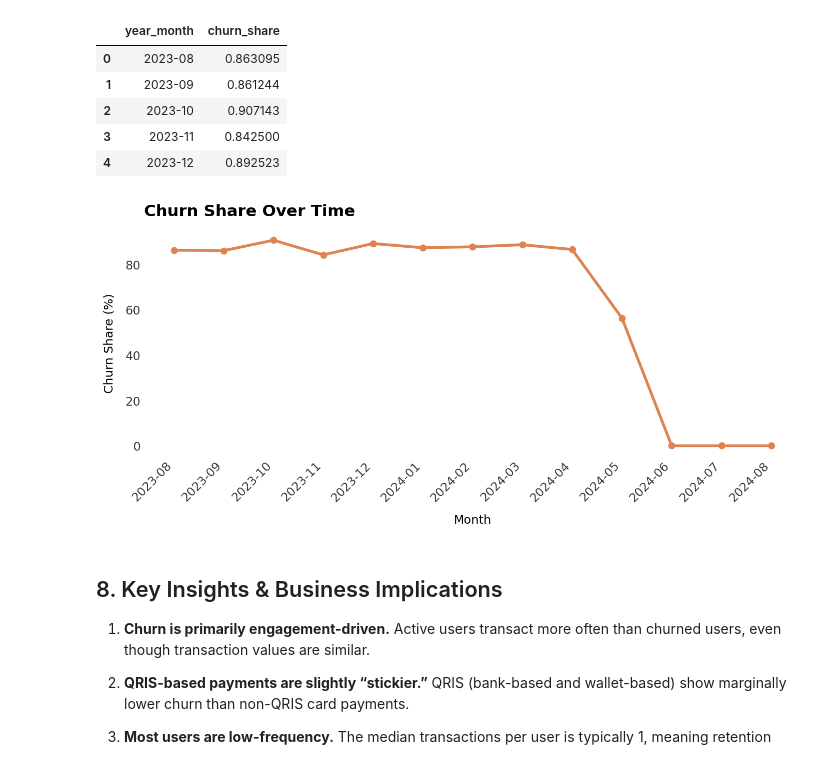
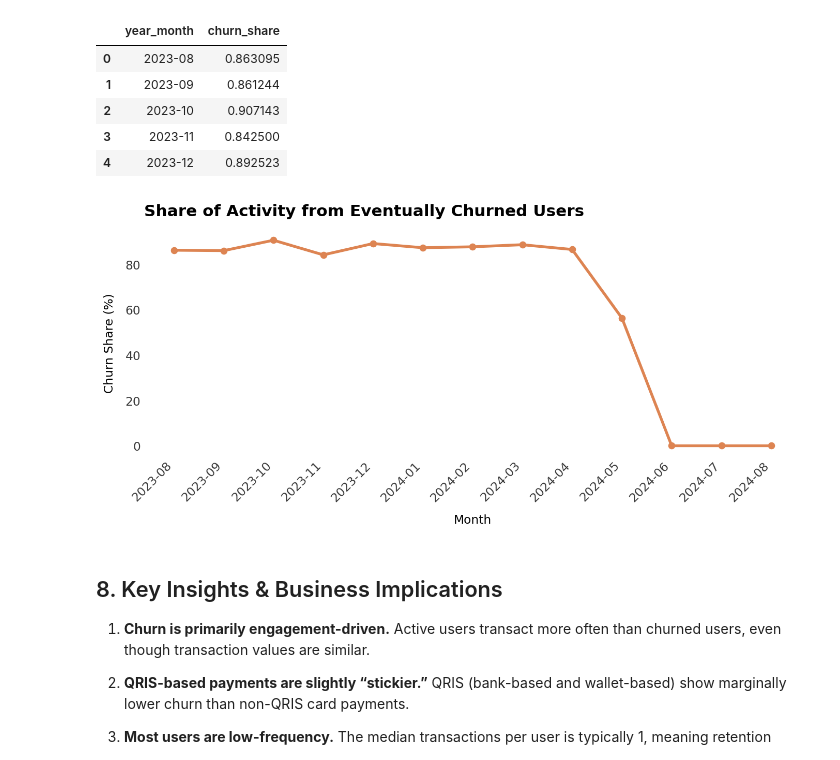
Before and after one commit to laksayansen/indonesia-qris-churn-analysis, a Jupyter notebook: analysis.ipynb, the cells around one changed output. Saved outputs shown, nothing was run; the diff lists cells and outputs as text; code cells hidden in the pictures.

```diff
--- a/analysis.ipynb
+++ b/analysis.ipynb
@@ -100,7 +100,7 @@ def prettify(ax, title=None, xlabel=None, ylabel=None):
 # %% [markdown]
 ## 3. Data Loading
 # %%
-df = pd.read_csv("data/digital_wallet_transactions.csv")
+df = pd.read_csv("data/raw/digital_wallet_transactions.csv")
 
 df.head()
 # %% [output]
@@ -561,24 +560,24 @@ monthly_churn_share.head()
 # %%
 fig, ax = plt.subplots(figsize=(10, 4.8))
 ax.plot(
     monthly_churn_share["year_month"],
     monthly_churn_share["churn_share"] * 100,
     marker="o",
     color=PALETTE["orange"]
 )
 
 prettify(
     ax,
-    title="Churn Share Over Time",
+    title="Share of Activity from Eventually Churned Users",
     xlabel="Month",
     ylabel="Churn Share (%)"
 )
 
 plt.xticks(rotation=45, ha="right")
 plt.tight_layout()
 plt.show()
 # %% [output]
-[figure, old version]
+[figure, new version]
 # %% [markdown]
 ## 8. Key Insights & Business Implications
 
```
Also changed, not shown: parts of 4 cells of this notebook, 6 other files.
